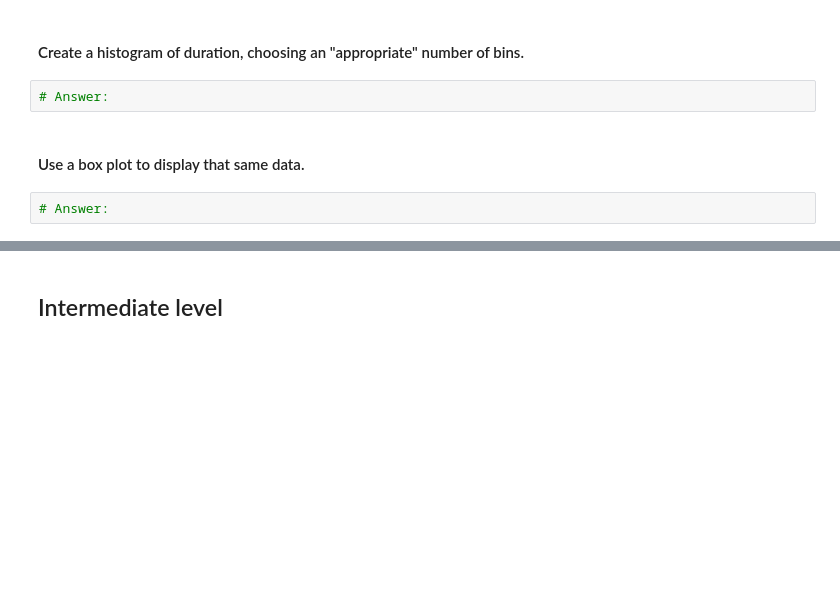
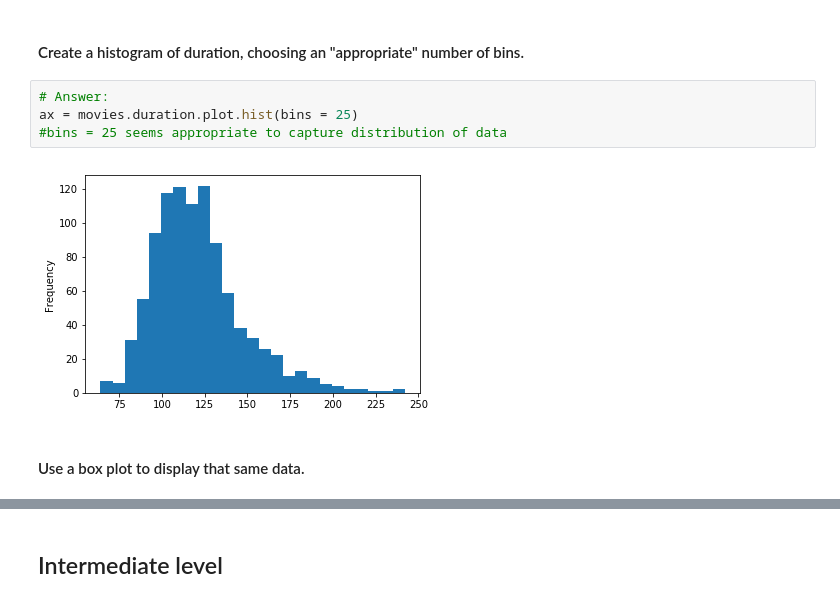
Before and after one commit to willspada/william_spada_unit_2_project, a Jupyter notebook: imdb.ipynb, the cells around one changed output, grey strips where cells are left out. Drawn from its saved outputs; the diff is of its cells as text; blank space fills up the shorter version.

```diff
--- a/imdb.ipynb
+++ b/imdb.ipynb
@@ -52,8 +77,10 @@ movies.head()
 # %% [markdown]
 #### Create a histogram of duration, choosing an "appropriate" number of bins.
-# %%
-# Answer:
+# %%
+# Answer:
+ax = movies.duration.plot.hist(bins = 25)
+#bins = 25 seems appropriate to capture distribution of data
+# %% [output]
+[figure, added]
 # %% [markdown]
 #### Use a box plot to display that same data.
-# %%
-# Answer:
```
Also changed, not shown: parts of 44 cells of this notebook, 1 other file.
